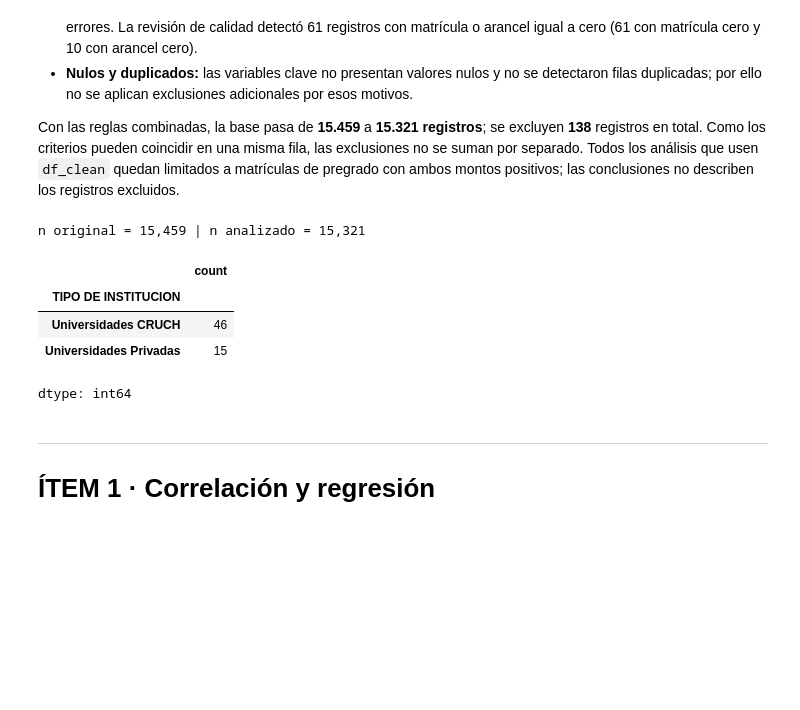
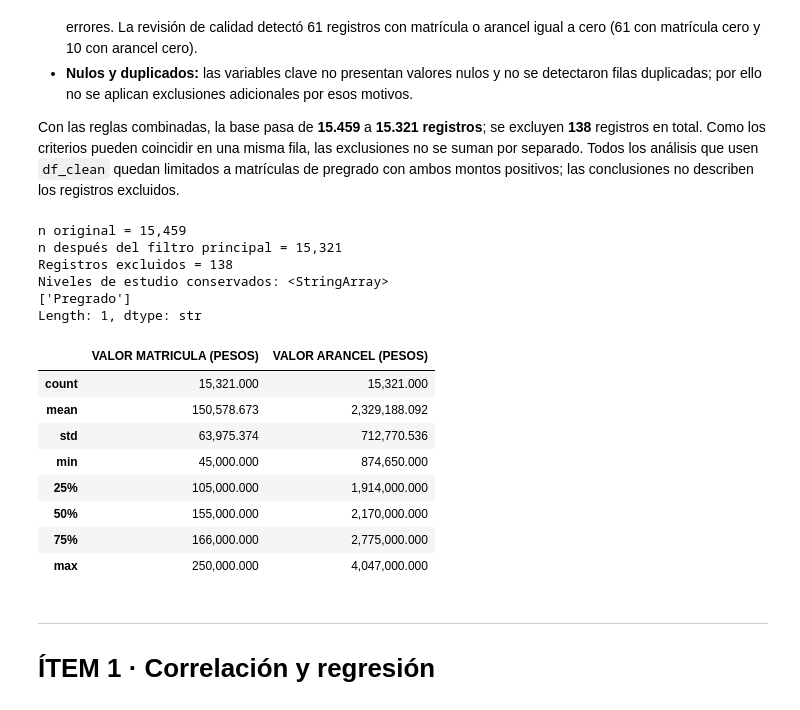
Before and after one commit to Jeanrenel92/labs-estadistica-desc, a Jupyter notebook: SEM2/Trabajo practico 2/TP_PRACTICO_V1.ipynb, the cells around one changed output. Drawn from its saved outputs; the diff is of its cells as text; code cells hidden in the pictures; blank space fills up the shorter version.

```diff
--- a/SEM2/Trabajo practico 2/TP_PRACTICO_V1.ipynb
+++ b/SEM2/Trabajo practico 2/TP_PRACTICO_V1.ipynb
@@ -11,6 +11,12 @@ import pandas as pd
 import matplotlib.pyplot as plt
 import seaborn as sns
 from scipy import stats
+from sklearn.linear_model import LinearRegression
+from sklearn.metrics import r2_score
+
+# Configuración visual y de presentación
+pd.set_option('display.float_format', lambda x: f'{x:,.3f}')
+sns.set_theme(style='whitegrid')
 # %% [markdown]
 ## 1. Datos, población y variables
 
@@ -106,23 +121,35 @@ Se definió una única base de análisis (`df_clean`) con estas reglas:
 
 Con las reglas combinadas, la base pasa de **15.459** a **15.321 registros**; se excluyen **138** registros en total. Como los criterios pueden coincidir en una misma fila, las exclusiones no se suman por separado. Todos los análisis que usen `df_clean` quedan limitados a matrículas de pregrado con ambos montos positivos; las conclusiones no describen los registros excluidos.
 # %%
-# Limpieza y filtracion de datos
+# Limpieza y filtración de datos: pregrado y valores económicos positivos
 df_clean = df[
     (df["NIVEL DE ESTUDIO CARRERA"] == "Pregrado")
     & (df["VALOR MATRICULA (PESOS)"] > 0)
     & (df["VALOR ARANCEL (PESOS)"] > 0)
 ].copy()
-print(f"n original = {len(df):,} | n analizado = {len(df_clean):,}")
 
-# ¿Dónde están los ceros?
-display(df[(df["VALOR MATRICULA (PESOS)"] == 0) | (df["VALOR ARANCEL (PESOS)"] == 0)]["TIPO DE INSTITUCION"].value_counts())
+# Eliminar filas sin datos en las variables requeridas para cada análisis
+print(f'n original = {len(df):,}')
+print(f'n después del filtro principal = {len(df_clean):,}')
+print(f'Registros excluidos = {len(df) - len(df_clean):,}')
+print('Niveles de estudio conservados:', df_clean['NIVEL DE ESTUDIO CARRERA'].unique())
+display(df_clean[['VALOR MATRICULA (PESOS)', 'VALOR ARANCEL (PESOS)']].describe())
 # %% [output]
-n original = 15,459 | n analizado = 15,321
+n original = 15,459
+n después del filtro principal = 15,321
+Registros excluidos = 138
+Niveles de estudio conservados: <StringArray>
+['Pregrado']
+Length: 1, dtype: str
-|  | count |
-| TIPO DE INSTITUCION |  |
-| Universidades CRUCH | 46 |
-| Universidades Privadas | 15 |
+|  | VALOR MATRICULA (PESOS) | VALOR ARANCEL (PESOS) |
+| count | 15,321.000 | 15,321.000 |
+| mean | 150,578.673 | 2,329,188.092 |
+| std | 63,975.374 | 712,770.536 |
+| min | 45,000.000 | 874,650.000 |
+| 25% | 105,000.000 | 1,914,000.000 |
+| 50% | 155,000.000 | 2,170,000.000 |
+| 75% | 166,000.000 | 2,775,000.000 |
+| max | 250,000.000 | 4,047,000.000 |
-dtype: int64
 # %% [markdown]
 ---
 # ÍTEM 1 · Correlación y regresión
```
Also changed, not shown: parts of 25 cells of this notebook.
